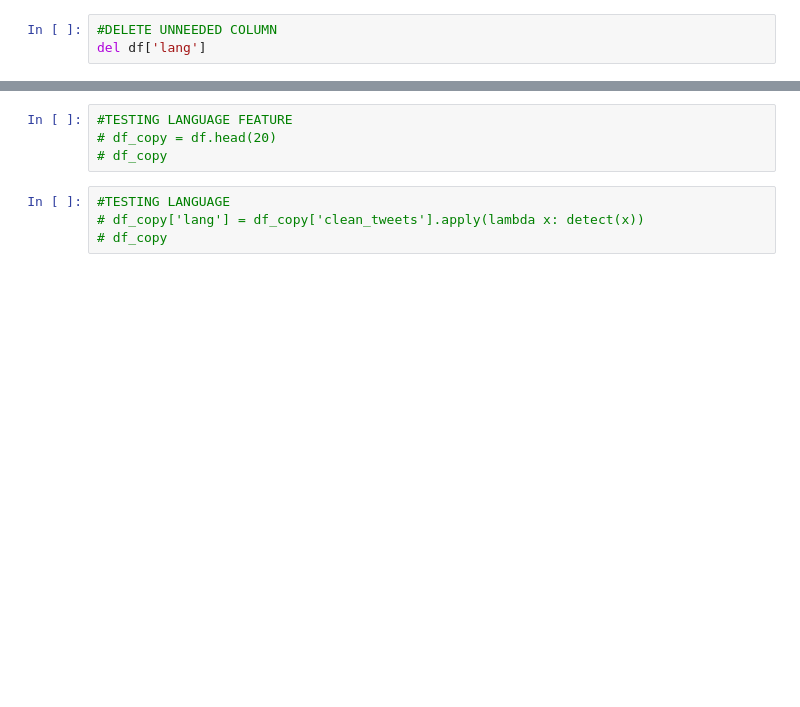
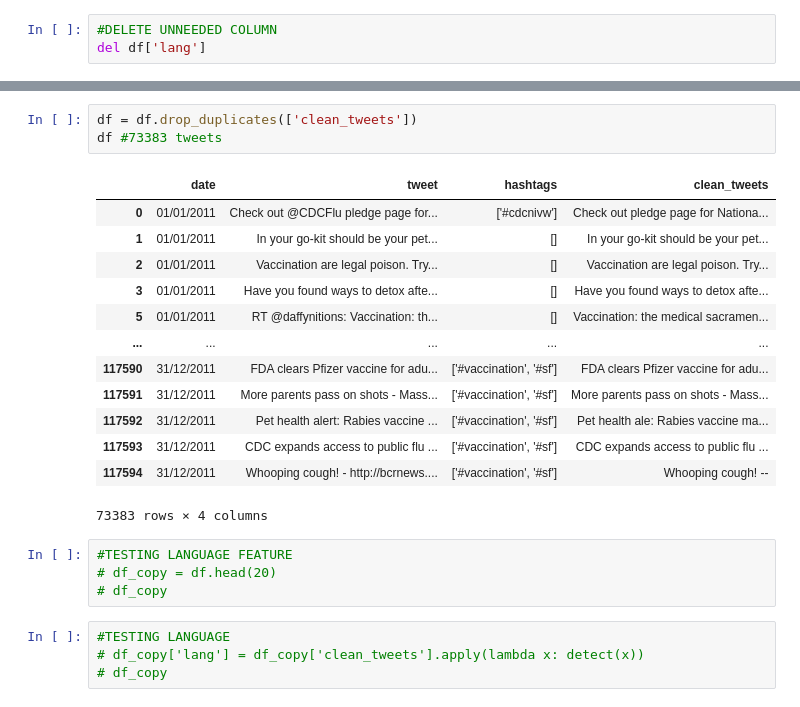
Before and after one commit to xsharonhe/cvt-scripts, a Jupyter notebook: proj-qual-analysis-of-tweets/tweets cleanup and tagging 2011.csv.ipynb, the cells around one changed output, grey strips where cells are left out. Cells and saved outputs as stored; diff of their text form; blank space fills up the shorter version.

```diff
--- a/proj-qual-analysis-of-tweets/tweets cleanup and tagging 2011.csv.ipynb
+++ b/proj-qual-analysis-of-tweets/tweets cleanup and tagging 2011.csv.ipynb
@@ -201,3 +199,20 @@ del df['lang']
+# %%
+df = df.drop_duplicates(['clean_tweets'])
+df #73383 tweets
+# %% [output]
+|  | date | tweet | hashtags | clean_tweets |
+| 0 | 01/01/2011 | Check out @CDCFlu pledge page for... | ['#cdcnivw'] | Check out pledge page for Nationa... |
+| 1 | 01/01/2011 | In your go-kit should be your pet... | [] | In your go-kit should be your pet... |
+| 2 | 01/01/2011 | Vaccination are legal poison. Try... | [] | Vaccination are legal poison. Try... |
+| 3 | 01/01/2011 | Have you found ways to detox afte... | [] | Have you found ways to detox afte... |
+| 5 | 01/01/2011 | RT @daffynitions: Vaccination: th... | [] | Vaccination: the medical sacramen... |
+| ... | ... | ... | ... | ... |
+| 117590 | 31/12/2011 | FDA clears Pfizer vaccine for adu... | ['#vaccination', '#sf'] | FDA clears Pfizer vaccine for adu... |
+| 117591 | 31/12/2011 | More parents pass on shots - Mass... | ['#vaccination', '#sf'] | More parents pass on shots - Mass... |
+| 117592 | 31/12/2011 | Pet health alert: Rabies vaccine ... | ['#vaccination', '#sf'] | Pet health ale: Rabies vaccine ma... |
+| 117593 | 31/12/2011 | CDC expands access to public flu ... | ['#vaccination', '#sf'] | CDC expands access to public flu ... |
+| 117594 | 31/12/2011 | Whooping cough! - http://bcrnews.... | ['#vaccination', '#sf'] | Whooping cough! -- |
+73383 rows × 4 columns
 # %%
 #TESTING LANGUAGE FEATURE
 # df_copy = df.head(20)
```
Also changed, not shown: parts of 11 cells of this notebook, 1 other file.
